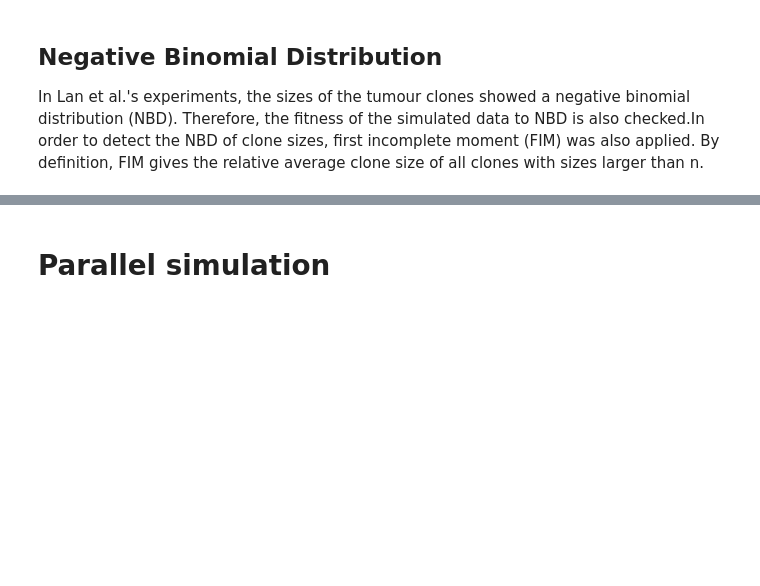
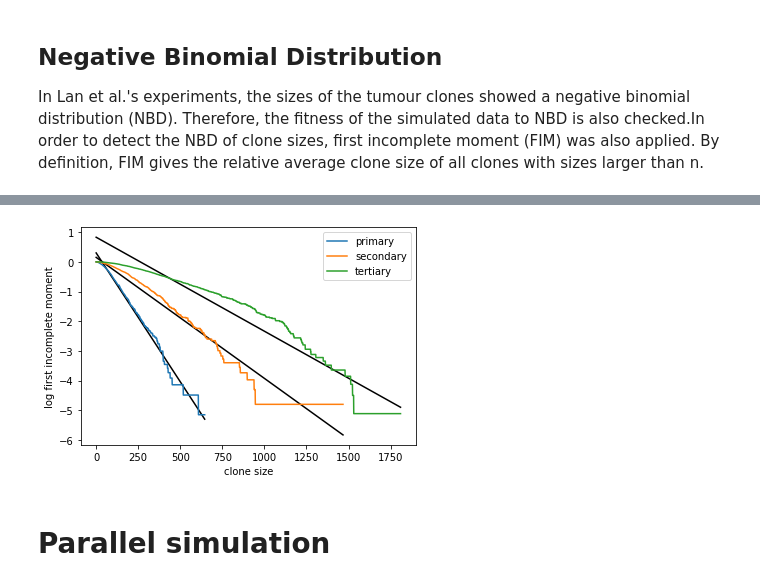
Before and after one commit to HuairenZhang/glioblastoma, a Jupyter notebook: ClonalGrowthSimulation.ipynb, the cells around one changed output, grey strips where cells are left out. Saved outputs shown, nothing was run; the diff lists cells and outputs as text; code cells hidden in the pictures; blank space fills up the shorter version.

```diff
--- a/ClonalGrowthSimulation.ipynb
+++ b/ClonalGrowthSimulation.ipynb
@@ -338,7 +396,7 @@ def negativeBinomialDistribution(divisionRate, countingTimePoint, n):
     P = 1 / N0 * np.exp(-n/n0) / n
     return(P)
 
-def logSizeDistribution(cloneSizes,NBD):
+def logSizeDistribution(cloneSizes,NBD,title):
     minimum = int(min(cloneSizes))
     print('minimum clone size = ' + str(minimum))
     maximum = int(max(cloneSizes))
@@ -346,25 +404,27 @@ def logSizeDistribution(cloneSizes,NBD):
     x = np.asarray(range(maximum))
     sizes = list(np.array(cloneSizes))
     freq = np.asarray([sizes.count(i+1) for i in range(maximum)])
-    plt.bar(x,np.log(freq),width=2,color='y')
-    plt.plot(x, np.log(len(cloneSizes)*NBD), 'r')
-    plt.ylim((0, 5))
+    plt.bar(x,freq,width=2,color='y')
+    y = NBD*len(cloneSizes)
+    plt.plot(x, y, 'r')
+#     plt.yscale('log')
     plt.xlabel('clone size')
-    plt.ylabel('log frequency')
+    plt.ylabel('frequency')
+    plt.title(title)
 
-# def firstIncompleteMoment(cloneSizes):
-#     maximum = int(max(cloneSizes))
-#     cloneSizeRange = np.asarray(range(maximum))
-#     sizes = list(np.array(cloneSizes))
-#     freq = np.asarray([sizes.count(i) for i in range(maximum+1)])
-#     prob = freq/sum(freq)
-#     averageCloneSize = np.mean(cloneSizes)
-#     step1 = np.array([i*p for (i,p) in enumerate(prob)])
-#     step4 = np.zeros(len(step1))
-#     for i in range(len(step1)):
-#         step4[i]= sum(step1[i:])
-#     mu = step4/averageCloneSize
-#     return(mu)
+def firstIncompleteMoment(cloneSizes):
+    maximum = int(max(cloneSizes))
+    cloneSizeRange = np.asarray(range(maximum))
+    sizes = list(np.array(cloneSizes))
+    freq = np.asarray([sizes.count(i) for i in range(maximum+1)])
+    prob = freq/sum(freq)
+    averageCloneSize = np.mean(cloneSizes)
+    step1 = np.array([i*p for (i,p) in enumerate(prob)])
+    step4 = np.zeros(len(step1))
+    for i in range(len(step1)):
+        step4[i]= sum(step1[i:])
+    mu = step4/averageCloneSize
+    return(mu)
 
 # def firstIncompleteMoment(cloneSizes):
 #     maximum = int(max(cloneSizes))
@@ -460,3 +530,7 @@ def firstIncompleteMomentLogPlot(cloneSize):
+# %%
+firstIncompleteMomentLogPlot(cloneSize)
+# %% [output]
+[figure, added]
 # %% [markdown]
 # Parallel simulation
 # %%
```
Also changed, not shown: parts of 20 cells of this notebook.
